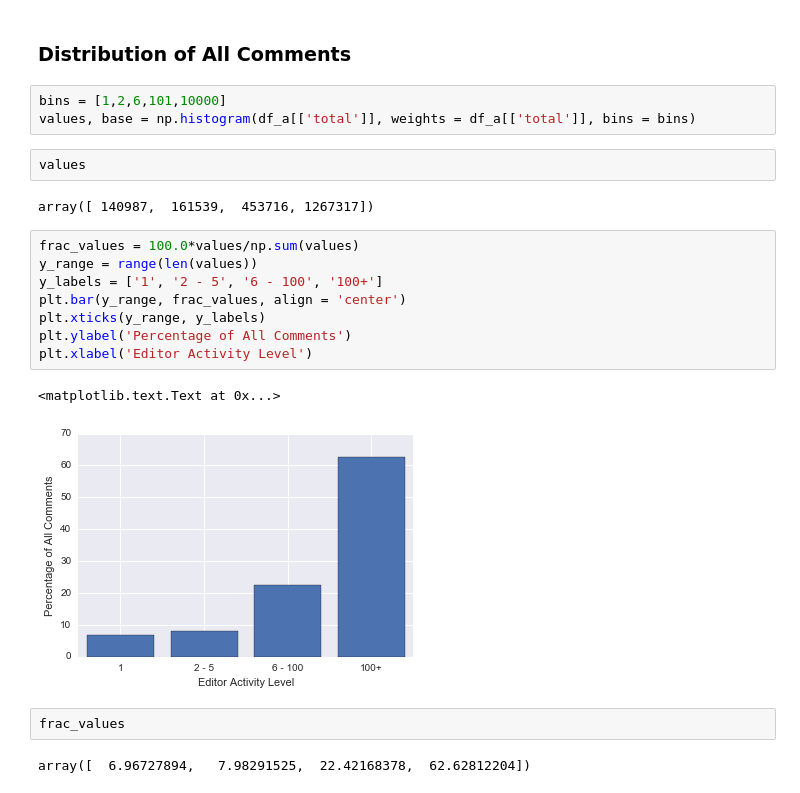
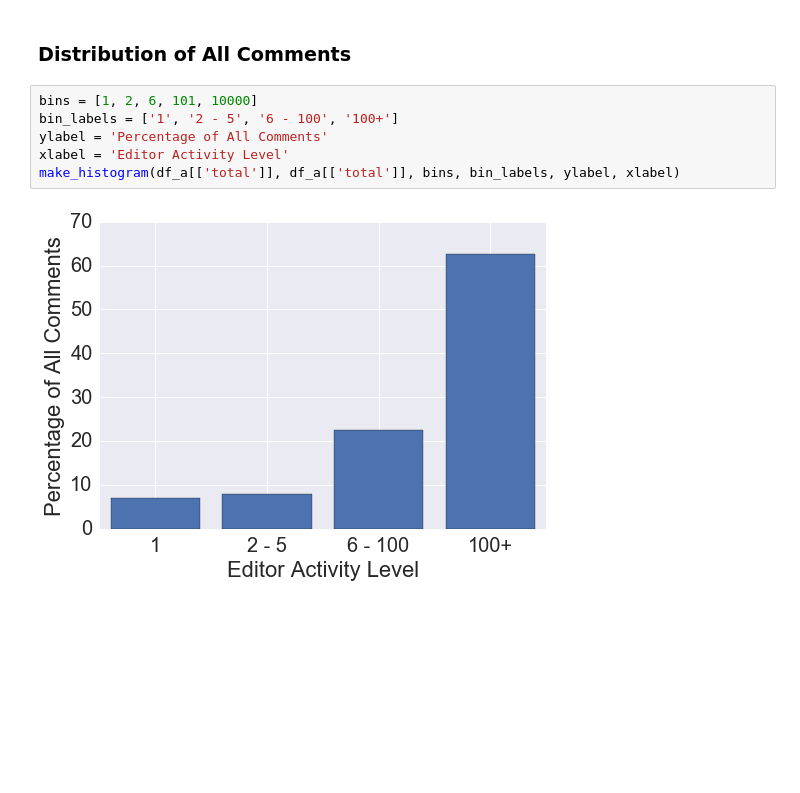
Before and after one commit to ewulczyn/wiki-detox, a Jupyter notebook: src/analysis/Characterizing Attackers by Account Activity.ipynb, the cells around one changed output. Cells and saved outputs as stored; diff of their text form; blank space fills up the shorter version.

```diff
--- a/src/analysis/Characterizing Attackers by Account Activity.ipynb
+++ b/src/analysis/Characterizing Attackers by Account Activity.ipynb
@@ -79,24 +85,10 @@ plt.legend((p_reg[0],p_anon[0]),('Registered','Anonymous'))
 # %% [markdown]
 ### Distribution of All Comments
 # %%
-bins = [1,2,6,101,10000]
-values, base = np.histogram(df_a[['total']], weights = df_a[['total']], bins = bins)
+bins = [1, 2, 6, 101, 10000]
+bin_labels = ['1', '2 - 5', '6 - 100', '100+']
+ylabel = 'Percentage of All Comments'
+xlabel = 'Editor Activity Level'
+make_histogram(df_a[['total']], df_a[['total']], bins, bin_labels, ylabel, xlabel)
+# %% [output]
+[figure, added]
-# %%
-values
-# %% [output]
-array([ 140987,  161539,  453716, 1267317])
-# %%
-frac_values = 100.0*values/np.sum(values)
-y_range = range(len(values))
-y_labels = ['1', '2 - 5', '6 - 100', '100+']
-plt.bar(y_range, frac_values, align = 'center')
-plt.xticks(y_range, y_labels)
-plt.ylabel('Percentage of All Comments')
-plt.xlabel('Editor Activity Level')
-# %% [output]
-<matplotlib.text.Text at 0x...>
-[figure, removed]
-# %%
-frac_values
-# %% [output]
-array([  6.96727894,   7.98291525,  22.42168378,  62.62812204])
```
Also changed, not shown: parts of 24 cells of this notebook.
